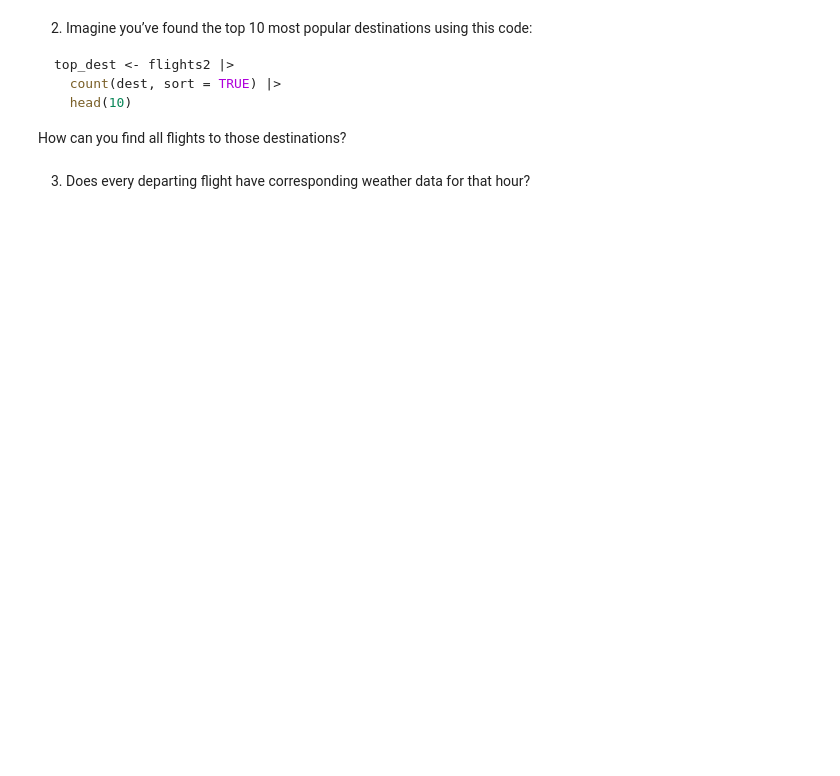
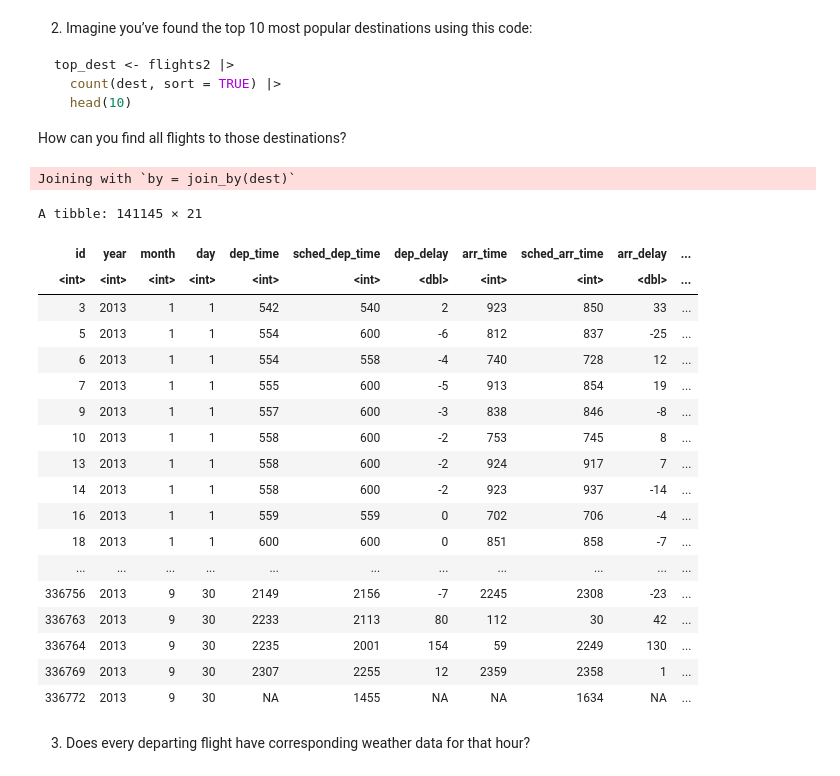
Before and after one commit to Brandy-Corwin/R-for-DS-exercises, a Jupyter notebook: Week_10_Assignments.ipynb, the cells around one changed output. Saved outputs shown, nothing was run; the diff lists cells and outputs as text; code cells hidden in the pictures; blank space fills up the shorter version.

````diff
--- a/Week_10_Assignments.ipynb
+++ b/Week_10_Assignments.ipynb
@@ -22,5 +103,36 @@ top_dest <- flights2 |>
   head(10)
 ```
 How can you find all flights to those destinations?
+# %%
+flights2 <- flights |>
+  mutate(id = row_number(), .before = 1)
+
+top_dest <- flights2 |>
+  count(dest, sort = TRUE) |>
+  head(10)
+
+flights2 |>
+    right_join(top_dest)
+# %% [output]
+Joining with `by = join_by(dest)`
+A tibble: 141145 × 21
+| id | year | month | day | dep_time | sched_dep_time | dep_delay | arr_time | sched_arr_time | arr_delay | ... |
+| <int> | <int> | <int> | <int> | <int> | <int> | <dbl> | <int> | <int> | <dbl> | ... |
+| 3 | 2013 | 1 | 1 | 542 | 540 | 2 | 923 | 850 | 33 | ... |
+| 5 | 2013 | 1 | 1 | 554 | 600 | -6 | 812 | 837 | -25 | ... |
+| 6 | 2013 | 1 | 1 | 554 | 558 | -4 | 740 | 728 | 12 | ... |
+| 7 | 2013 | 1 | 1 | 555 | 600 | -5 | 913 | 854 | 19 | ... |
+| 9 | 2013 | 1 | 1 | 557 | 600 | -3 | 838 | 846 | -8 | ... |
+| 10 | 2013 | 1 | 1 | 558 | 600 | -2 | 753 | 745 | 8 | ... |
+| 13 | 2013 | 1 | 1 | 558 | 600 | -2 | 924 | 917 | 7 | ... |
+| 14 | 2013 | 1 | 1 | 558 | 600 | -2 | 923 | 937 | -14 | ... |
+| 16 | 2013 | 1 | 1 | 559 | 559 | 0 | 702 | 706 | -4 | ... |
+| 18 | 2013 | 1 | 1 | 600 | 600 | 0 | 851 | 858 | -7 | ... |
+| ... | ... | ... | ... | ... | ... | ... | ... | ... | ... | ... |
+| 336756 | 2013 | 9 | 30 | 2149 | 2156 | -7 | 2245 | 2308 | -23 | ... |
+| 336763 | 2013 | 9 | 30 | 2233 | 2113 | 80 | 112 | 30 | 42 | ... |
+| 336764 | 2013 | 9 | 30 | 2235 | 2001 | 154 | 59 | 2249 | 130 | ... |
+| 336769 | 2013 | 9 | 30 | 2307 | 2255 | 12 | 2359 | 2358 | 1 | ... |
+| 336772 | 2013 | 9 | 30 | NA | 1455 | NA | NA | 1634 | NA | ... |
 # %% [markdown]
 3. Does every departing flight have corresponding weather data for that hour?
````
Also changed, not shown: parts of 22 cells of this notebook.
